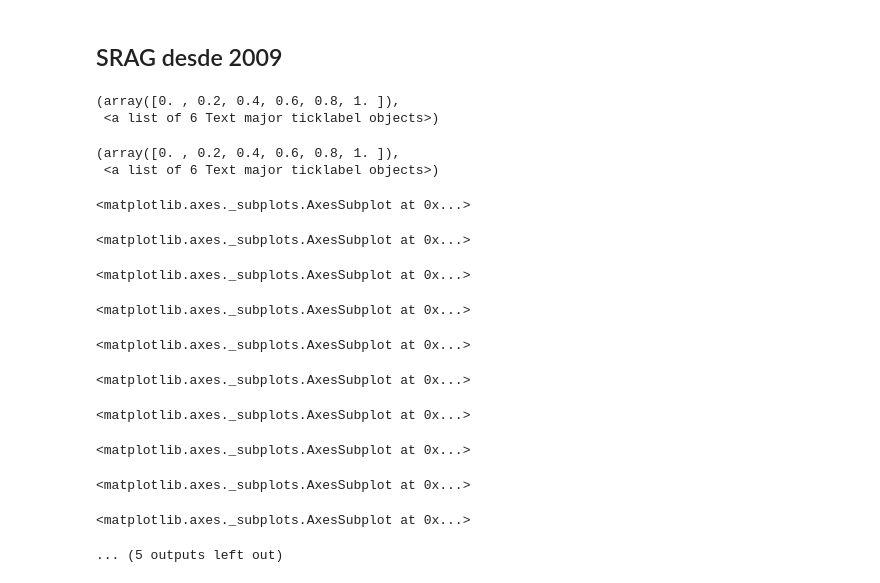
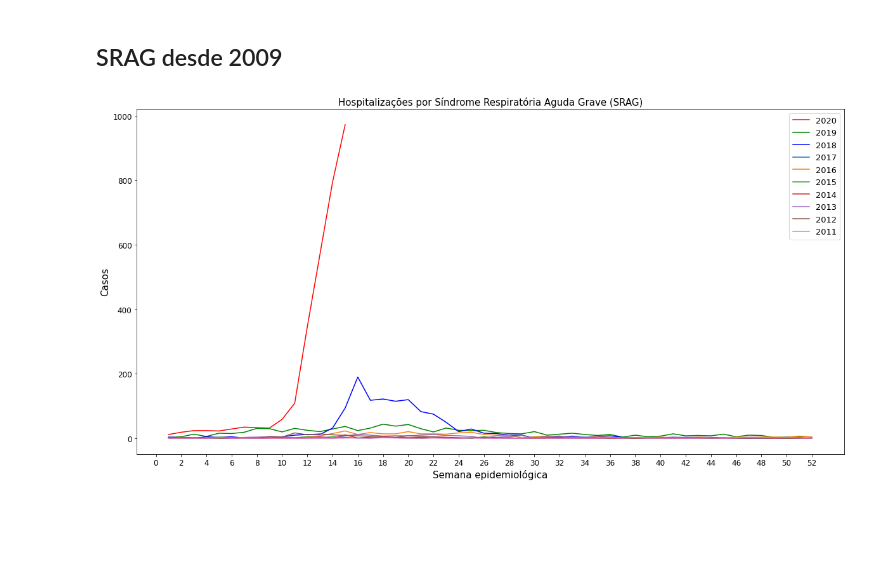
Before and after one commit to luiseduardobr1/covid19-Ceara, a Jupyter notebook: algoritmos/EstudoCoronavirusCEARA.ipynb, the cells around one changed output. Drawn from its saved outputs; the diff is of its cells as text; code cells hidden in the pictures; blank space fills up the shorter version.

```diff
--- a/algoritmos/EstudoCoronavirusCEARA.ipynb
+++ b/algoritmos/EstudoCoronavirusCEARA.ipynb
@@ -1677,7 +1674,8 @@ import matplotlib.dates as mdates
 import matplotlib.ticker as ticker
 
 # Baixar base CSV
-df = pd.read_csv('https://raw.githubusercontent.com/belisards/srag_brasil/master/casos_uf.csv', encoding='utf-8')
+df = pd.read_csv('https://raw.githubusercontent.com/belisards/srag_brasil/master/data/casos_uf.csv', encoding='utf-8')
+#https://raw.githubusercontent.com/belisards/srag_brasil/master/data/detalhe_uf.csv
 
 # Base do Ceará
 base_ceara = df[df['territory_name']=='Ceará'].reset_index()
@@ -1721,46 +1719,33 @@ CE2017.plot(x = 'epiweek',y='casos',
               ax=ax,  label='2017')
 CE2016.plot(x = 'epiweek',y='casos',
               ax=ax,  label='2016')
 CE2015.plot(x = 'epiweek',y='casos',
               ax=ax,  label='2015')
 CE2014.plot(x = 'epiweek',y='casos',
               ax=ax,  label='2014')
 CE2013.plot(x = 'epiweek',y='casos',
               ax=ax,  label='2013')
 CE2012.plot(x = 'epiweek',y='casos',
               ax=ax, label='2012')
 CE2011.plot(x = 'epiweek',y='casos',
               ax=ax, label='2011')
 
 # Definindo textos do título, eixo x e eixo y
 plt.xlabel('Semana epidemiológica', size = 15)
 plt.ylabel('Casos', size = 15)
 plt.title('Hospitalizações por Síndrome Respiratória Aguda Grave (SRAG)', size = 15)
 
 # Linhas horizontais e verticais
 # plt.gca().yaxis.grid(which="major", color='k', linestyle='-', linewidth=0.5)
 # plt.gca().xaxis.grid(which="major", color='k', linestyle='-', linewidth=0.5)
+ax.set_xticks(np.arange(len(CE2011['epiweek'])+1)[::2])
 
 # Rotacionando o eixo x
-ax.tick_params(axis='x', rotation=90)
+#ax.tick_params(axis='x', rotation=90)
 
 # Configurar tamanho da legenda
 plt.legend(loc='best', prop={"size":13})
 
 plt.show()
 # %% [output]
-(array([0. , 0.2, 0.4, 0.6, 0.8, 1. ]),
- <a list of 6 Text major ticklabel objects>)
-(array([0. , 0.2, 0.4, 0.6, 0.8, 1. ]),
- <a list of 6 Text major ticklabel objects>)
-<matplotlib.axes._subplots.AxesSubplot at 0x...>
-<matplotlib.axes._subplots.AxesSubplot at 0x...>
-<matplotlib.axes._subplots.AxesSubplot at 0x...>
-<matplotlib.axes._subplots.AxesSubplot at 0x...>
-<matplotlib.axes._subplots.AxesSubplot at 0x...>
-<matplotlib.axes._subplots.AxesSubplot at 0x...>
-<matplotlib.axes._subplots.AxesSubplot at 0x...>
-<matplotlib.axes._subplots.AxesSubplot at 0x...>
-<matplotlib.axes._subplots.AxesSubplot at 0x...>
-<matplotlib.axes._subplots.AxesSubplot at 0x...>
-... (5 outputs left out)
+[figure, added]
```
Also changed, not shown: parts of 19 cells of this notebook.
